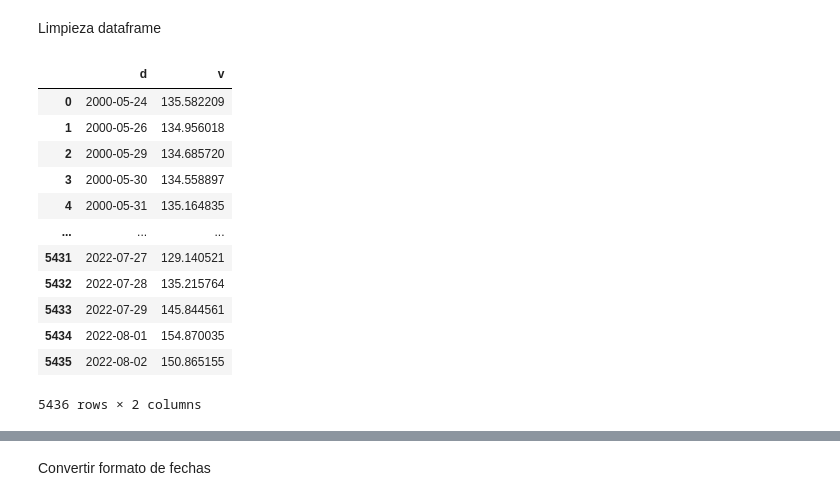
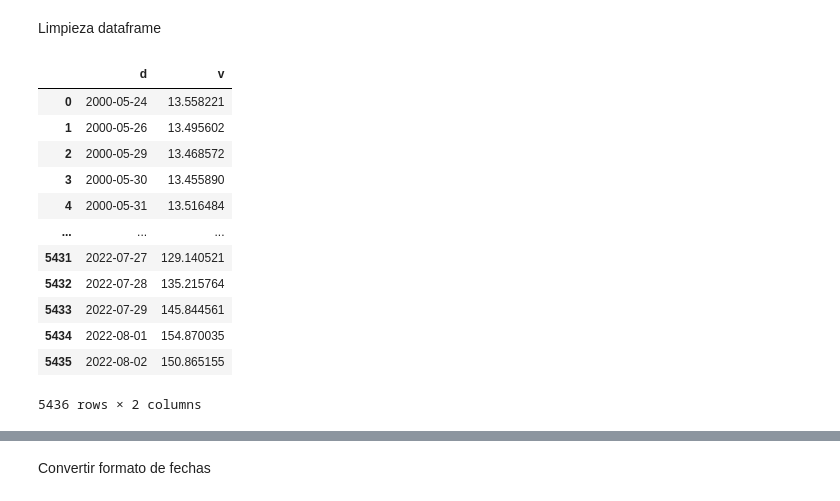
Before and after one commit to alimusac/TP2-Musacchio, a Jupyter notebook: TP1.ipynb, the cells around one changed output, grey strips where cells are left out. Saved outputs shown, nothing was run; the diff lists cells and outputs as text; code cells hidden in the pictures.

```diff
--- a/TP1.ipynb
+++ b/TP1.ipynb
@@ -101,14 +88,15 @@ dtype: int64
 # %% [markdown]
 Limpieza dataframe
 # %%
-blue['v']= blue['v']*0.01
+blue['v'] = np.where(blue['d']>='2020-04-16', blue['v']*0.01, blue['v']*0.001)
+blue
 # %% [output]
 |  | d | v |
-| 0 | 2000-05-24 | 135.582209 |
-| 1 | 2000-05-26 | 134.956018 |
-| 2 | 2000-05-29 | 134.685720 |
-| 3 | 2000-05-30 | 134.558897 |
-| 4 | 2000-05-31 | 135.164835 |
+| 0 | 2000-05-24 | 13.558221 |
+| 1 | 2000-05-26 | 13.495602 |
+| 2 | 2000-05-29 | 13.468572 |
+| 3 | 2000-05-30 | 13.455890 |
+| 4 | 2000-05-31 | 13.516484 |
 | ... | ... | ... |
 | 5431 | 2022-07-27 | 129.140521 |
 | 5432 | 2022-07-28 | 135.215764 |
```
Also changed, not shown: parts of 14 cells of this notebook.
